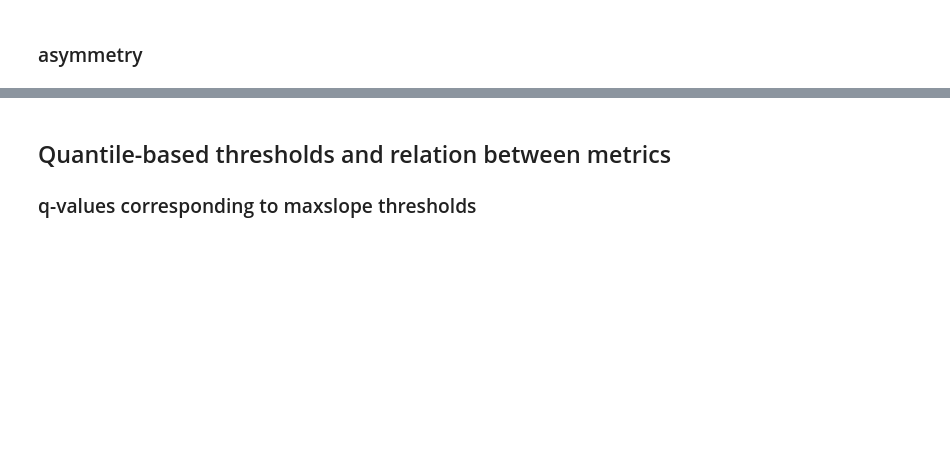
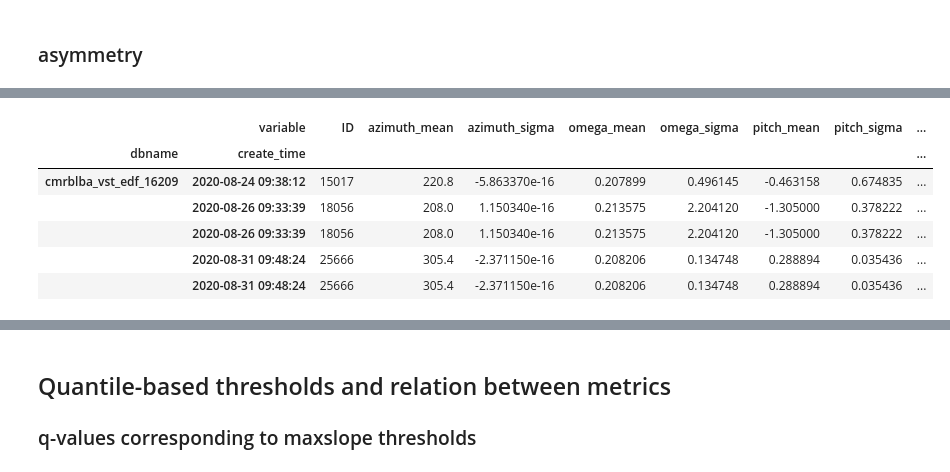
Before and after one commit to ChristianKuehnert/wms, a Jupyter notebook: defects_asym_and_maxslope_normal.ipynb, the cells around one changed output, grey strips where cells are left out. Cells and saved outputs as stored; diff of their text form; code cells hidden in the pictures; blank space fills up the shorter version.

```diff
--- a/defects_asym_and_maxslope_normal.ipynb
+++ b/defects_asym_and_maxslope_normal.ipynb
@@ -585,0 +657,10 @@ plot_hists_by_db(ctrdbs, cycinfo, 'asym95_m0std1_split', bins=np.arange(0, 3.5,
+# %%
+cycinfo.st.tail()
+# %% [output]
+|  | variable | ID | azimuth_mean | azimuth_sigma | omega_mean | omega_sigma | pitch_mean | pitch_sigma | ... |
+| dbname | create_time |  |  |  |  |  |  |  | ... |
+| cmrblba_vst_edf_16209 | 2020-08-24 09:38:12 | 15017 | 220.8 | -5.863370e-16 | 0.207899 | 0.496145 | -0.463158 | 0.674835 | ... |
+|  | 2020-08-26 09:33:39 | 18056 | 208.0 | 1.150340e-16 | 0.213575 | 2.204120 | -1.305000 | 0.378222 | ... |
+|  | 2020-08-26 09:33:39 | 18056 | 208.0 | 1.150340e-16 | 0.213575 | 2.204120 | -1.305000 | 0.378222 | ... |
+|  | 2020-08-31 09:48:24 | 25666 | 305.4 | -2.371150e-16 | 0.208206 | 0.134748 | 0.288894 | 0.035436 | ... |
+|  | 2020-08-31 09:48:24 | 25666 | 305.4 | -2.371150e-16 | 0.208206 | 0.134748 | 0.288894 | 0.035436 | ... |
```
Also changed, not shown: parts of 25 cells of this notebook.
